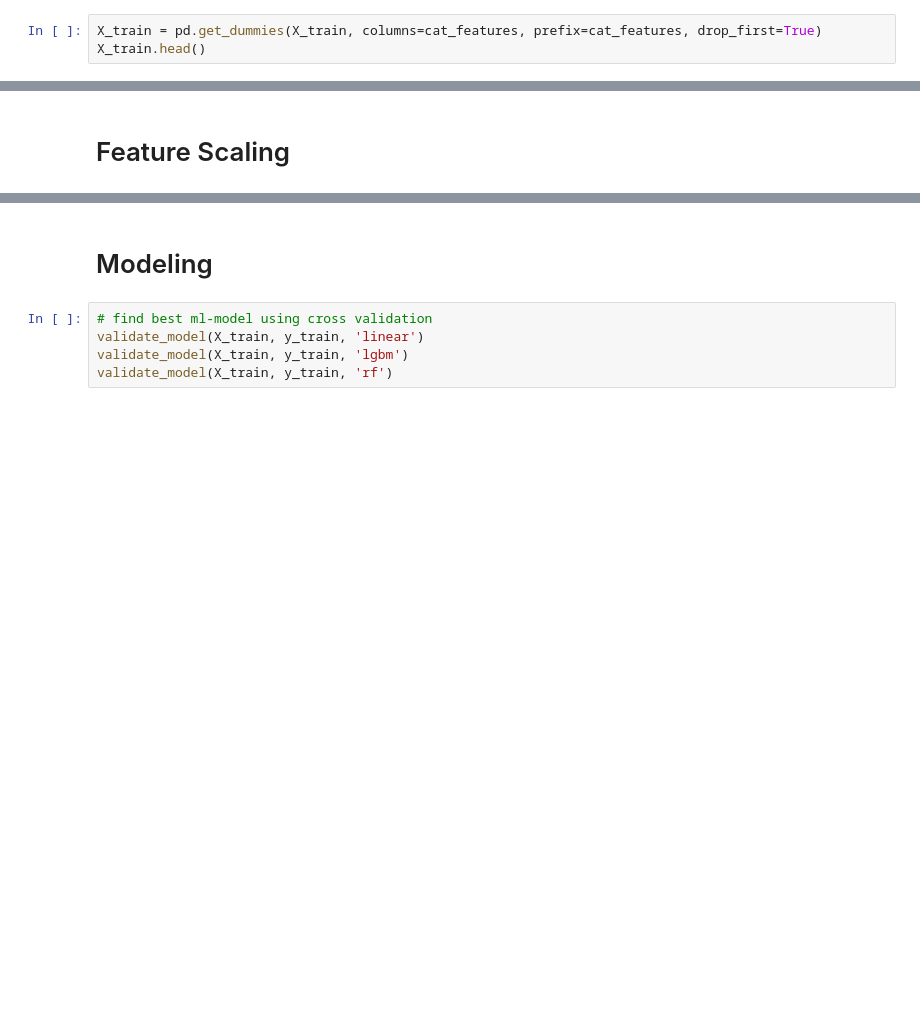
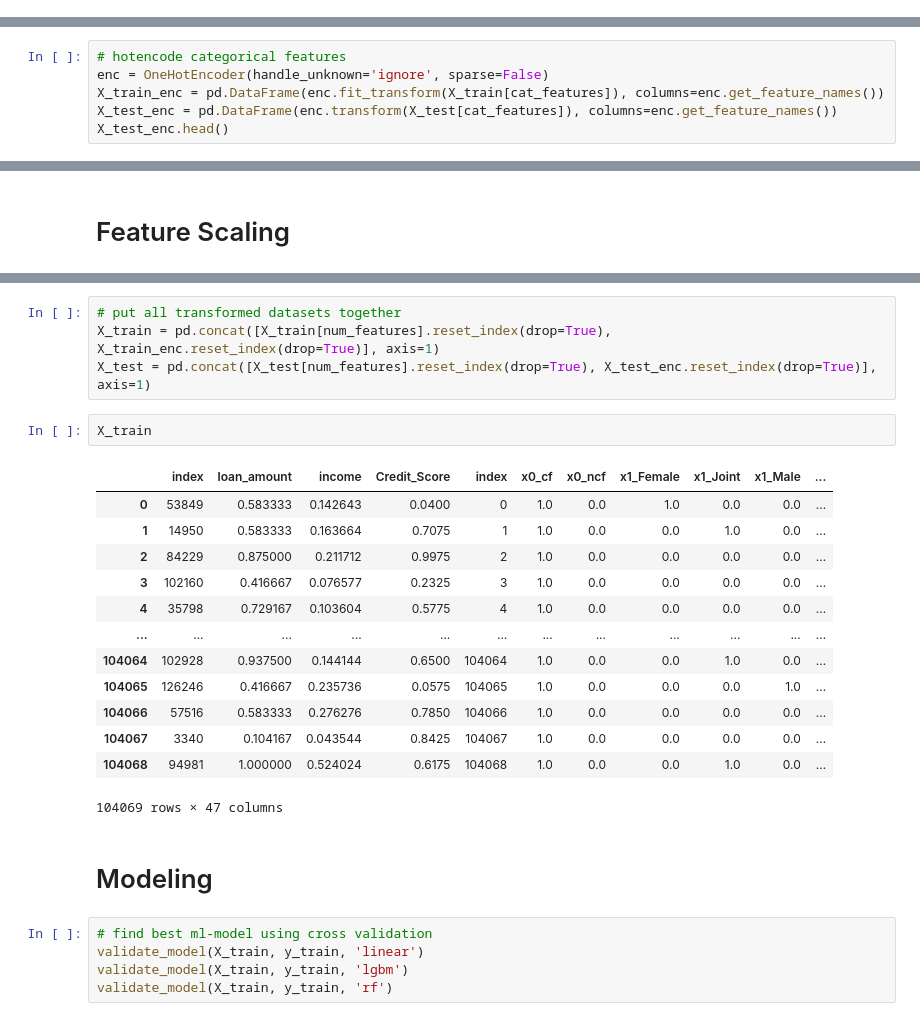
Before and after one commit to Sebastian1981/CustomerAnalytics_CreditDefaultPrediction, a Jupyter notebook: creditdefault_model_poc.ipynb, the cells around one changed output, grey strips where cells are left out. Saved outputs shown, nothing was run; the diff lists cells and outputs as text; blank space fills up the shorter version.

```diff
--- a/dataprep.ipynb
+++ b/creditdefault_model_poc.ipynb
@@ -454,3 +455,0 @@ See the caveats in the documentation: https://pandas.pydata.org/pandas-docs/stab
-# %%
-X_train = pd.get_dummies(X_train, columns=cat_features, prefix=cat_features, drop_first=True)
-X_train.head()
@@ -475,0 +458,6 @@ X_test.head()
+# %%
+# hotencode categorical features
+enc = OneHotEncoder(handle_unknown='ignore', sparse=False)
+X_train_enc = pd.DataFrame(enc.fit_transform(X_train[cat_features]), columns=enc.get_feature_names())
+X_test_enc = pd.DataFrame(enc.transform(X_test[cat_features]), columns=enc.get_feature_names())
+X_test_enc.head()
@@ -484,3 +490,23 @@ X_test[num_features] = scaler.transform(X_test[num_features])
+# %%
+# put all transformed datasets together
+X_train = pd.concat([X_train[num_features].reset_index(drop=True), X_train_enc.reset_index(drop=True)], axis=1)
+X_test = pd.concat([X_test[num_features].reset_index(drop=True), X_test_enc.reset_index(drop=True)], axis=1)
+# %%
+X_train
+# %% [output]
+|  | index | loan_amount | income | Credit_Score | index | x0_cf | x0_ncf | x1_Female | x1_Joint | x1_Male | ... |
+| 0 | 53849 | 0.583333 | 0.142643 | 0.0400 | 0 | 1.0 | 0.0 | 1.0 | 0.0 | 0.0 | ... |
+| 1 | 14950 | 0.583333 | 0.163664 | 0.7075 | 1 | 1.0 | 0.0 | 0.0 | 1.0 | 0.0 | ... |
+| 2 | 84229 | 0.875000 | 0.211712 | 0.9975 | 2 | 1.0 | 0.0 | 0.0 | 0.0 | 0.0 | ... |
+| 3 | 102160 | 0.416667 | 0.076577 | 0.2325 | 3 | 1.0 | 0.0 | 0.0 | 0.0 | 0.0 | ... |
+| 4 | 35798 | 0.729167 | 0.103604 | 0.5775 | 4 | 1.0 | 0.0 | 0.0 | 0.0 | 0.0 | ... |
+| ... | ... | ... | ... | ... | ... | ... | ... | ... | ... | ... | ... |
+| 104064 | 102928 | 0.937500 | 0.144144 | 0.6500 | 104064 | 1.0 | 0.0 | 0.0 | 1.0 | 0.0 | ... |
+| 104065 | 126246 | 0.416667 | 0.235736 | 0.0575 | 104065 | 1.0 | 0.0 | 0.0 | 0.0 | 1.0 | ... |
+| 104066 | 57516 | 0.583333 | 0.276276 | 0.7850 | 104066 | 1.0 | 0.0 | 0.0 | 0.0 | 0.0 | ... |
+| 104067 | 3340 | 0.104167 | 0.043544 | 0.8425 | 104067 | 1.0 | 0.0 | 0.0 | 0.0 | 0.0 | ... |
+| 104068 | 94981 | 1.000000 | 0.524024 | 0.6175 | 104068 | 1.0 | 0.0 | 0.0 | 1.0 | 0.0 | ... |
+104069 rows × 47 columns
 # %% [markdown]
 # Modeling
 # %%
```
Also changed, not shown: parts of 11 cells of this notebook.
